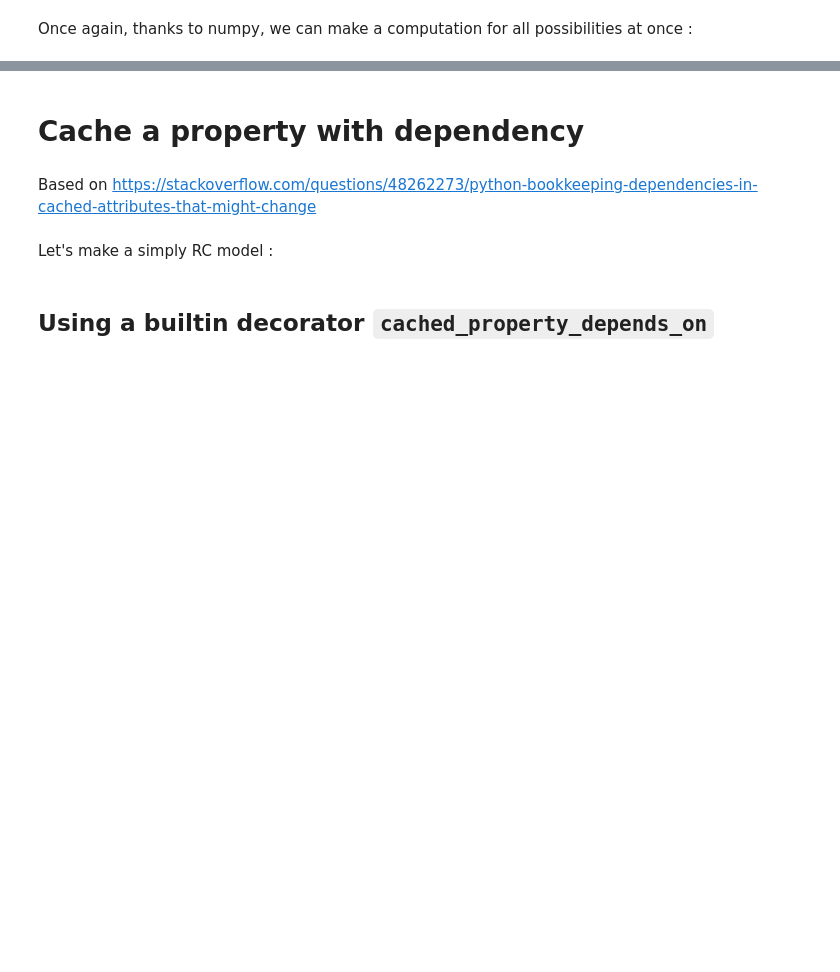
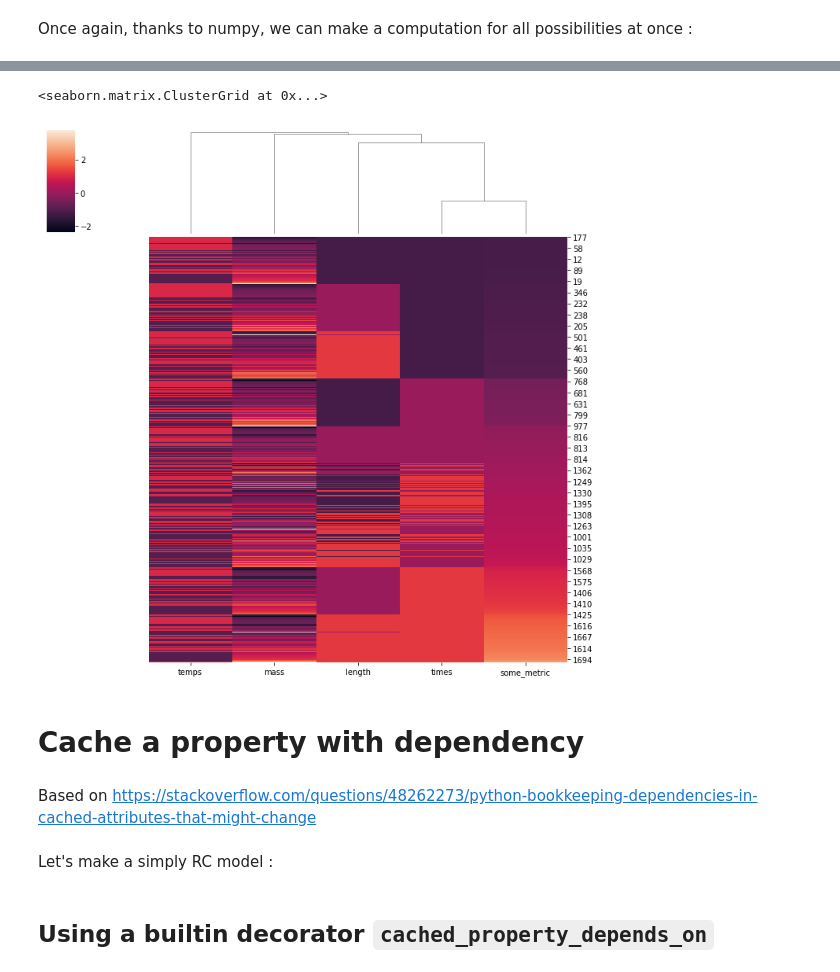
Before and after one commit to mocquin/physipy, a Jupyter notebook: docs/notebooks/Model and inputs.ipynb, the cells around one changed output, grey strips where cells are left out. Cells and saved outputs as stored; diff of their text form; code cells hidden in the pictures; blank space fills up the shorter version.

```diff
--- a/docs/notebooks/Model and inputs.ipynb
+++ b/docs/notebooks/Model and inputs.ipynb
@@ -44,3 +74,9 @@ some_metric
+# %%
+sns.clustermap(df.sort_values("some_metric"),z_score=1, row_cluster=False)
+#sns.clustermap(df.sort_values("some_metric"),standard_scale=1, row_cluster=False)
+# %% [output]
+<seaborn.matrix.ClusterGrid at 0x...>
+[figure, added]
 # %% [markdown]
 # Cache a property with dependency
 # %% [markdown]
```
Also changed, not shown: parts of 6 cells of this notebook, 9 other files.
